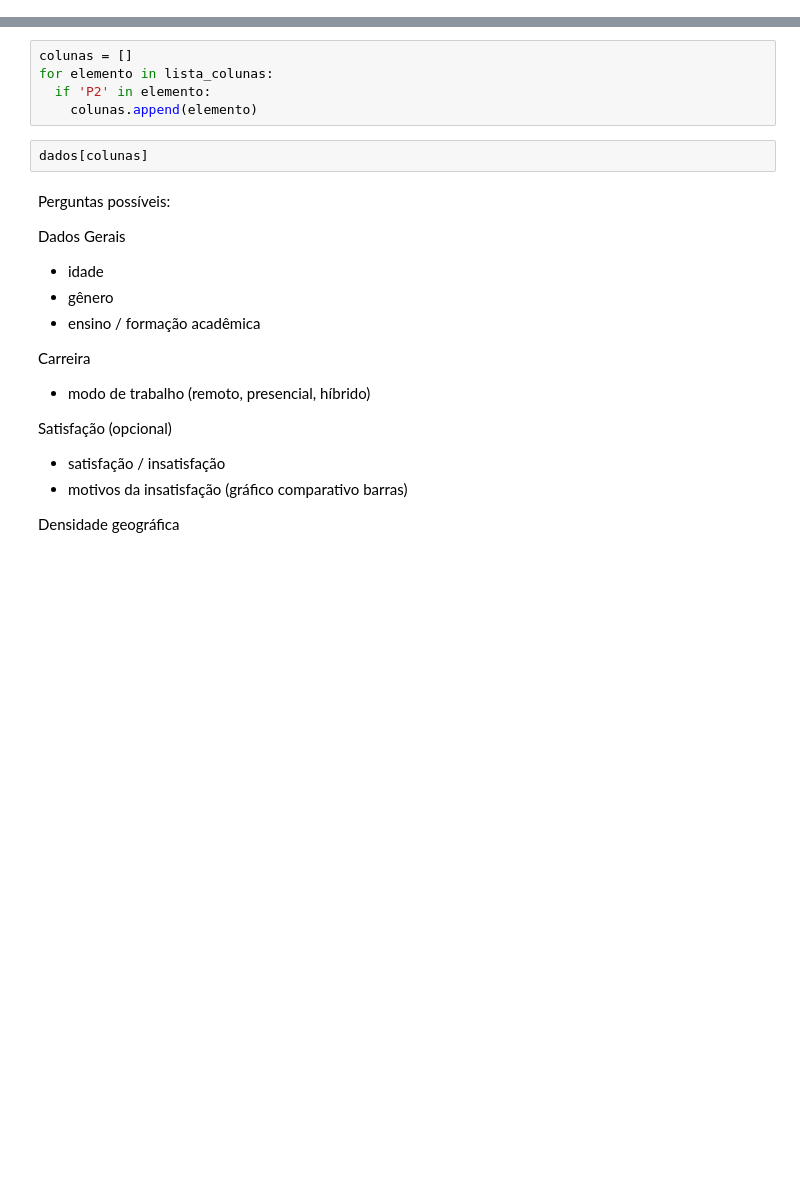
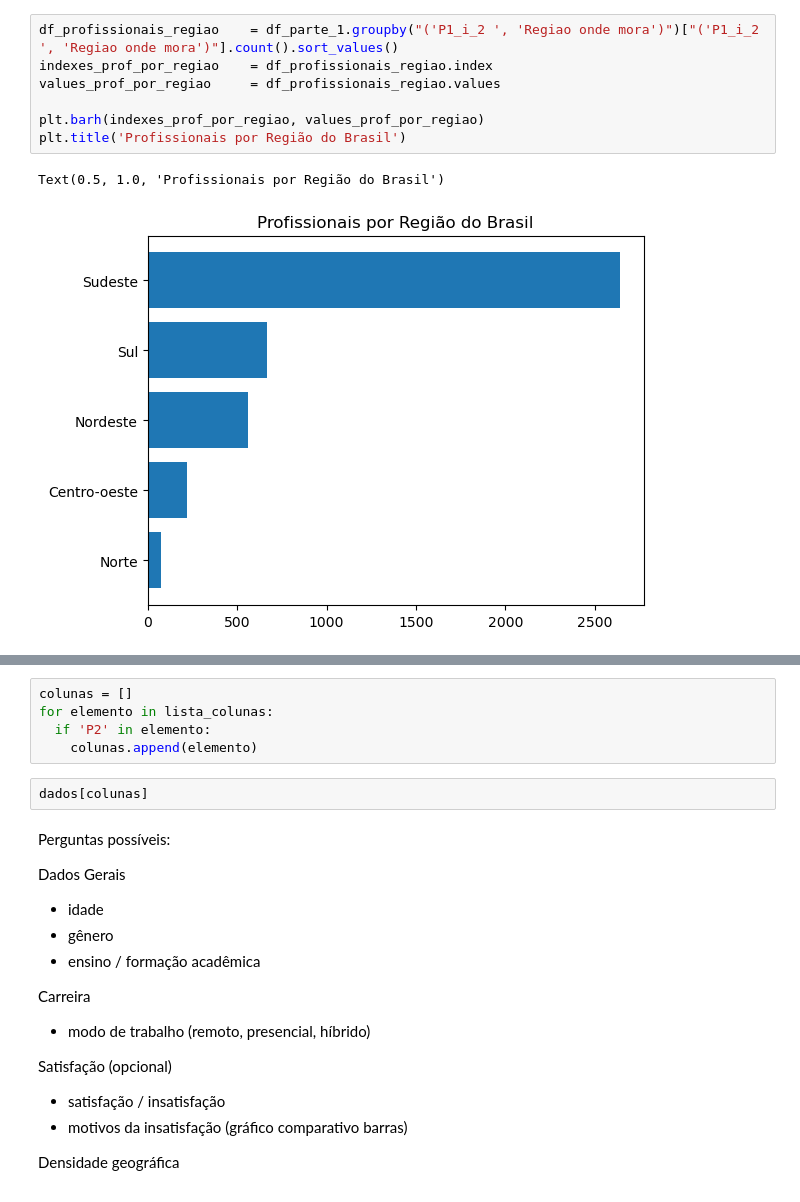
Before and after one commit to dallaqua/Trabalho_Santander_Coders_TPI, a Jupyter notebook: analise_mercado_dados_2022.ipynb, the cells around one changed output, grey strips where cells are left out. Drawn from its saved outputs; the diff is of its cells as text; blank space fills up the shorter version.

```diff
--- a/analise_mercado_dados_2022.ipynb
+++ b/analise_mercado_dados_2022.ipynb
@@ -24,0 +198,10 @@ lista_colunas = list(dados.columns)
+# %%
+df_profissionais_regiao    = df_parte_1.groupby("('P1_i_2 ', 'Regiao onde mora')")["('P1_i_2 ', 'Regiao onde mora')"].count().sort_values()
+indexes_prof_por_regiao    = df_profissionais_regiao.index
+values_prof_por_regiao     = df_profissionais_regiao.values
+
+plt.barh(indexes_prof_por_regiao, values_prof_por_regiao)
+plt.title('Profissionais por Região do Brasil')
+# %% [output]
+Text(0.5, 1.0, 'Profissionais por Região do Brasil')
+[figure, added]
```
Also changed, not shown: parts of 24 cells of this notebook.
